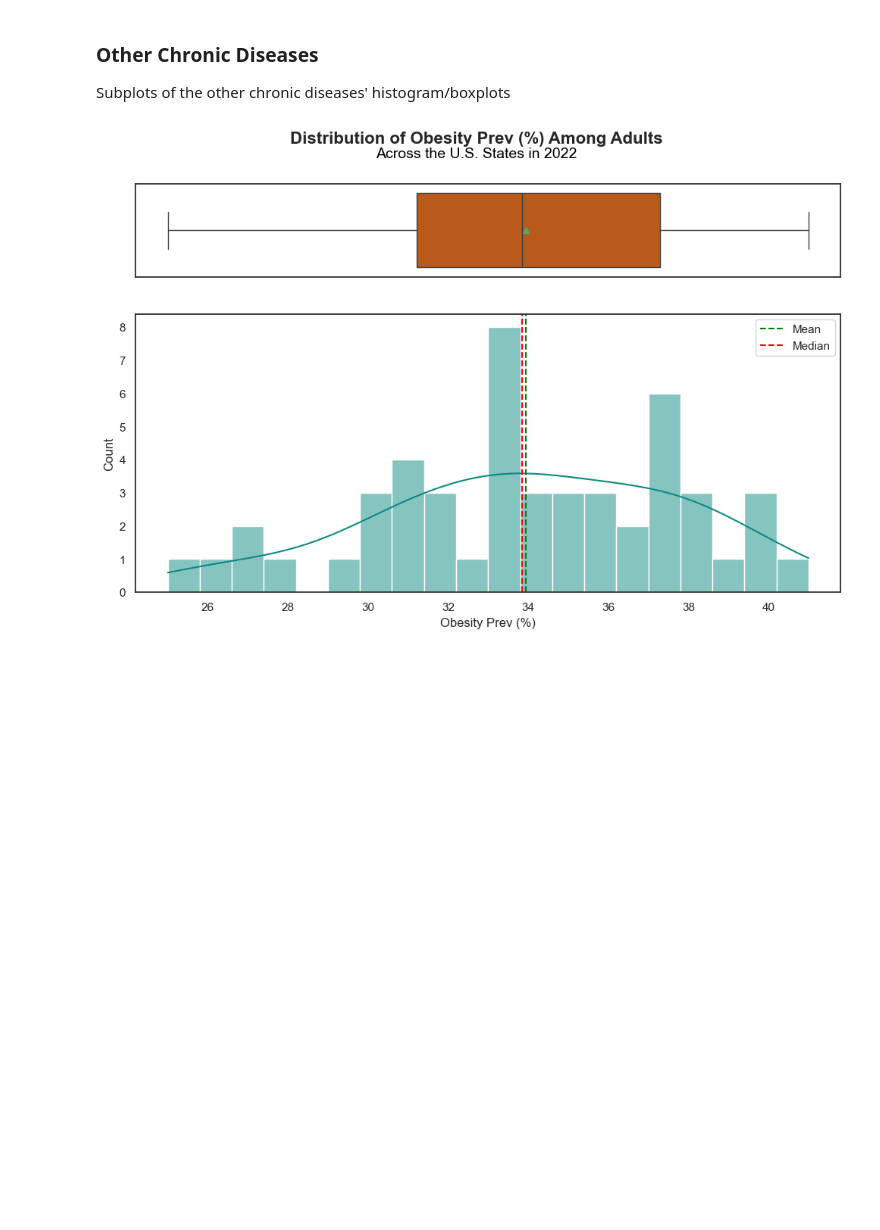
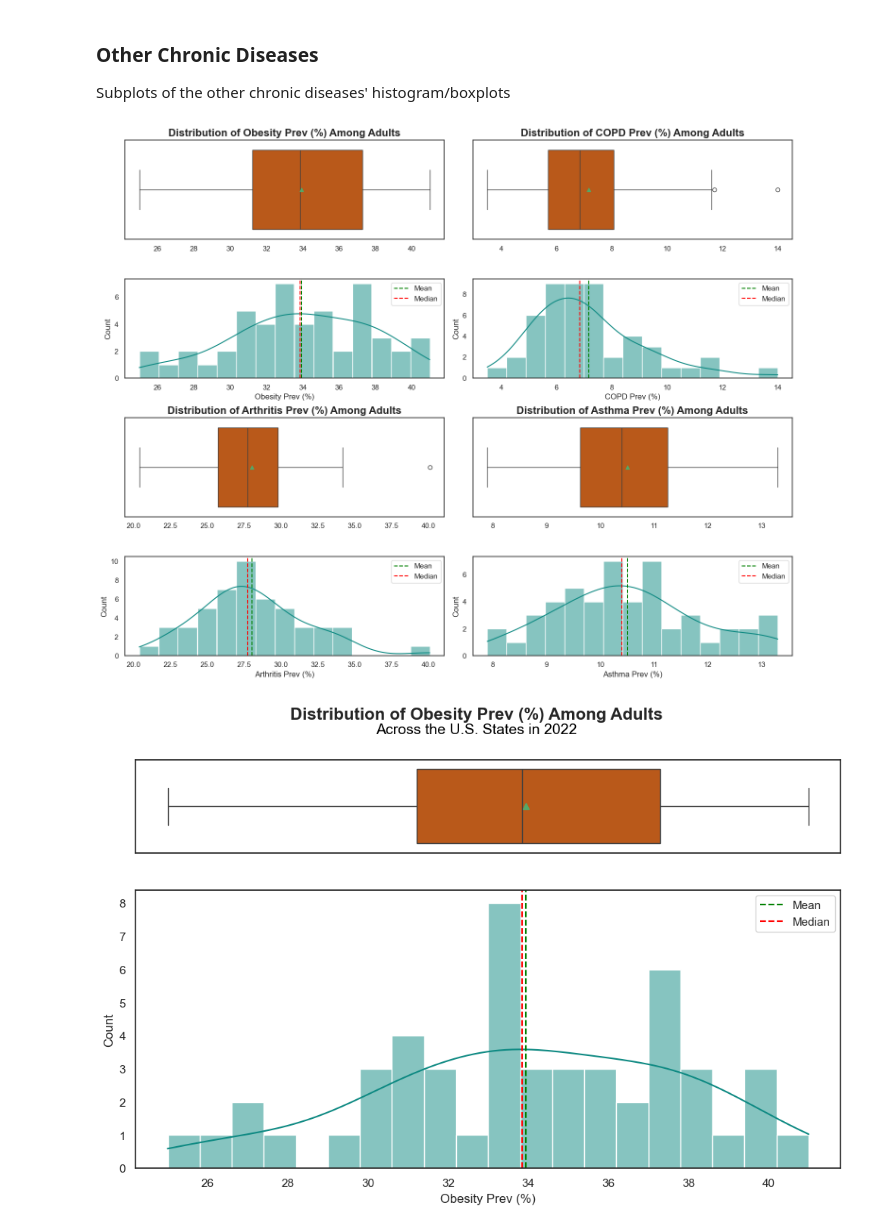
Before and after one commit to duhoang920/siads_593_milestone_1, a Jupyter notebook: main.ipynb, the cells around one changed output. Drawn from its saved outputs; the diff is of its cells as text; code cells hidden in the pictures; blank space fills up the shorter version.

Commit message:
subplots for histograms

```diff
--- a/main.ipynb
+++ b/main.ipynb
@@ -306,10 +306,10 @@ visual_column_renames = {
         # -------------------------
         # Socioeconomic
         # -------------------------
-        "est - Median Household Income": "Median Household Income",
+        "est - Median Household Income": "Median Household Income ($)",
         "est - Pop 18 and Over Below Poverty - %": "Below Poverty (%)",
         "est - Pop Uninsured - %": "Uninsured (%)",
-        "est - Total Pop": "Total Population",
+        "est - Total Pop": "Total Population (10s of Millions)",
         "est - Total Pop - Male - %": "Total Population (%) (Male)",
         "est - Total Pop - Female - %":"Total Population (%) (Female)"
     }
@@ -327,6 +329,12 @@ histogram_boxplot(df,"Diabetes Prev (%)", kde = True, bins=20)
 # %% [markdown]
 ### Other Chronic Diseases
 Subplots of the other chronic diseases' histogram/boxplots
+# %%
+list_of_diseases = ["Obesity Prev (%)","COPD Prev (%)",
+                    "Arthritis Prev (%)", "Asthma Prev (%)"]
+histogram_boxplot_grid(df, list_of_diseases, 2)
+# %% [output]
+[figure, added]
 # %%
 list_of_diseases = ["Obesity Prev (%)","COPD Prev (%)",
                     "Arthritis Prev (%)", "Asthma Prev (%)"]
```
Also changed, not shown: parts of 6 cells of this notebook, 1 other file.
